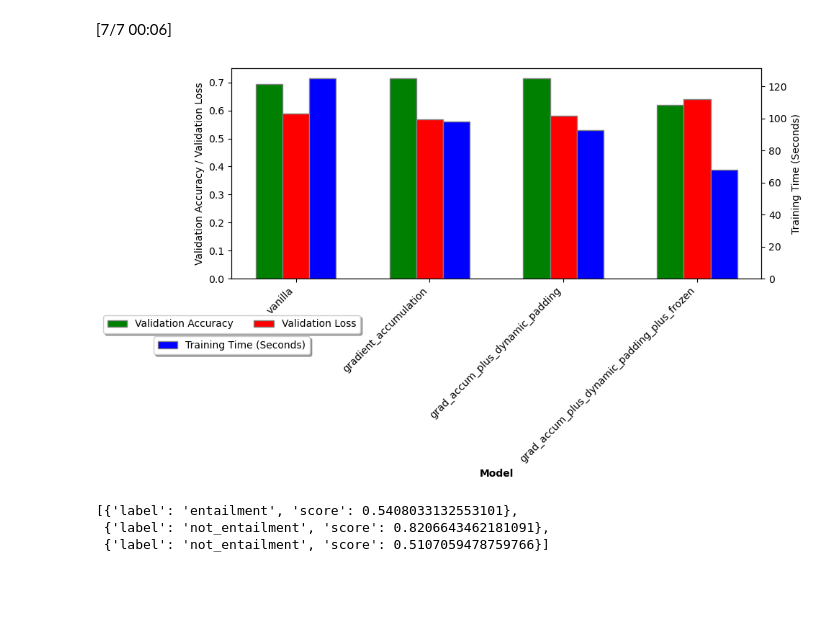
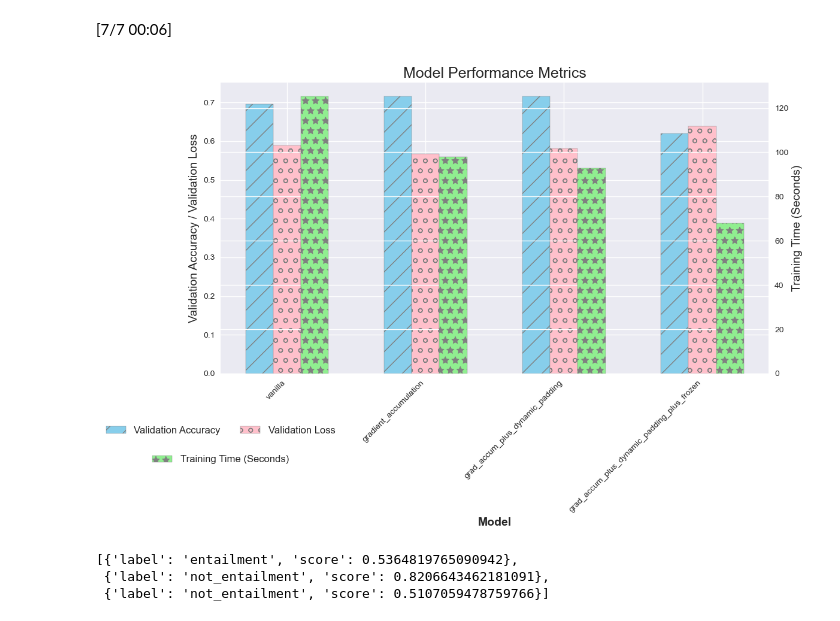
Before and after one commit to sinanuozdemir/ai-user-group, a Jupyter notebook: ai_for_dev/notebooks/fine_tuning_bert.ipynb, the cells around one changed output. Cells and saved outputs as stored; diff of their text form; code cells hidden in the pictures; blank space fills up the shorter version.

```diff
--- a/ai_for_dev/notebooks/fine_tuning_bert.ipynb
+++ b/ai_for_dev/notebooks/fine_tuning_bert.ipynb
@@ -257,48 +302,58 @@ final_model_metrics['grad_accum_plus_dynamic_padding_plus_frozen'] = dict(
 # %%
 import matplotlib.pyplot as plt
 import numpy as np
+
+# Set up the style
+plt.style.use('seaborn')
 
 # Extract keys (model types) and values (metrics) from the dictionary
 models = list(final_model_metrics.keys())
 train_time_seconds = [metrics['train_time_seconds'] for metrics in final_model_metrics.values()]
 val_accuracy = [metrics['val_accuracy'] for metrics in final_model_metrics.values()]
 val_loss = [metrics['val_loss'] for metrics in final_model_metrics.values()]
 
 # Define bar width
 bar_width = 0.2
 
 # Define the position of the bars
 r1 = np.arange(len(train_time_seconds))
 r2 = [x + bar_width for x in r1]
 r3 = [x + bar_width for x in r2]
 
 # Create bar plot
-fig, ax1 = plt.subplots(figsize=(10, 6))
+fig, ax1 = plt.subplots(figsize=(12, 8))
 
 ax2 = ax1.twinx()  # instantiate a second axes that shares the same x-axis
 
-ax1.bar(r1, val_accuracy, color='g', width=bar_width, edgecolor='grey', label='Validation Accuracy')
-ax1.bar(r2, val_loss, color='r', width=bar_width, edgecolor='grey', label='Validation Loss')
-ax2.bar(r3, train_time_seconds, color='b', width=bar_width, edgecolor='grey', label='Training Time (Seconds)')
+# Colors and patterns
+colors = ['skyblue', 'pink', 'lightgreen']
+patterns = ['/', 'o', '*']
+
+ax1.bar(r1, val_accuracy, color=colors[0], width=bar_width, edgecolor='grey', hatch=patterns[0], label='Validation Accuracy')
+ax1.bar(r2, val_loss, color=colors[1], width=bar_width, edgecolor='grey', hatch=patterns[1], label='Validation Loss')
+ax2.bar(r3, train_time_seconds, color=colors[2], width=bar_width, edgecolor='grey', hatch=patterns[2], label='Training Time (Seconds)')
 
 # Adding xticks
-ax1.set_xlabel('Model', fontweight='bold')
+ax1.set_xlabel('Model', fontweight='bold', fontsize=14)
 ax1.set_xticks([r + bar_width for r in range(len(train_time_seconds))])
 ax1.set_xticklabels(models, rotation=45, ha="right")  # Rotate labels
 
 # Setting y-axis labels
-ax1.set_ylabel('Validation Accuracy / Validation Loss')
-ax2.set_ylabel('Training Time (Seconds)')
+ax1.set_ylabel('Validation Accuracy / Validation Loss', fontsize=14)
+ax2.set_ylabel('Training Time (Seconds)', fontsize=14)
 
-# Adding legend
-ax1.legend(loc='upper center', bbox_to_anchor=(0, -0.15), shadow=True, ncol=2)
-ax2.legend(loc='upper center', bbox_to_anchor=(0, -0.25), shadow=True, ncol=2)
+# Adding legend with increased size
+ax1.legend(loc='upper center', bbox_to_anchor=(0, -0.15), shadow=True, ncol=2, prop={'size': 12})
+ax2.legend(loc='upper center', bbox_to_anchor=(0, -0.25), shadow=True, ncol=2, prop={'size': 12})
+
+# Set title
+plt.title('Model Performance Metrics', fontsize=18)
 
 # Prevent label overlap
 plt.tight_layout()
 plt.show()
 # %% [output]
-[figure, old version]
+[figure, new version]
 # %%
 fine_tuned_model = AutoModelForSequenceClassification.from_pretrained('ai_user_grp_tmp')
 # %%
@@ -309,7 +364,7 @@ pipe = pipeline("text-classification", model=model, tokenizer=tokenizer)
 pipe([
     {
         "text": 'How many people live in Berlin?',
-        "text_pair": 'Berlin has a population of 3,520,031 registered inhabitants in an area of 891.82 square kilometers.'
+        "text_pair": 'Berlin has a population of 3,520,031 in an area of 891.82 square kilometers.'
     },
     {
         "text": 'How many people live in Berlin?',
@@ -321,6 +376,6 @@ pipe([
     }
 ])
 # %% [output]
-[{'label': 'entailment', 'score': 0.5408033132553101},
+[{'label': 'entailment', 'score': 0.5364819765090942},
  {'label': 'not_entailment', 'score': 0.8206643462181091},
  {'label': 'not_entailment', 'score': 0.5107059478759766}]
```
Also changed, not shown: parts of 2 cells of this notebook.
